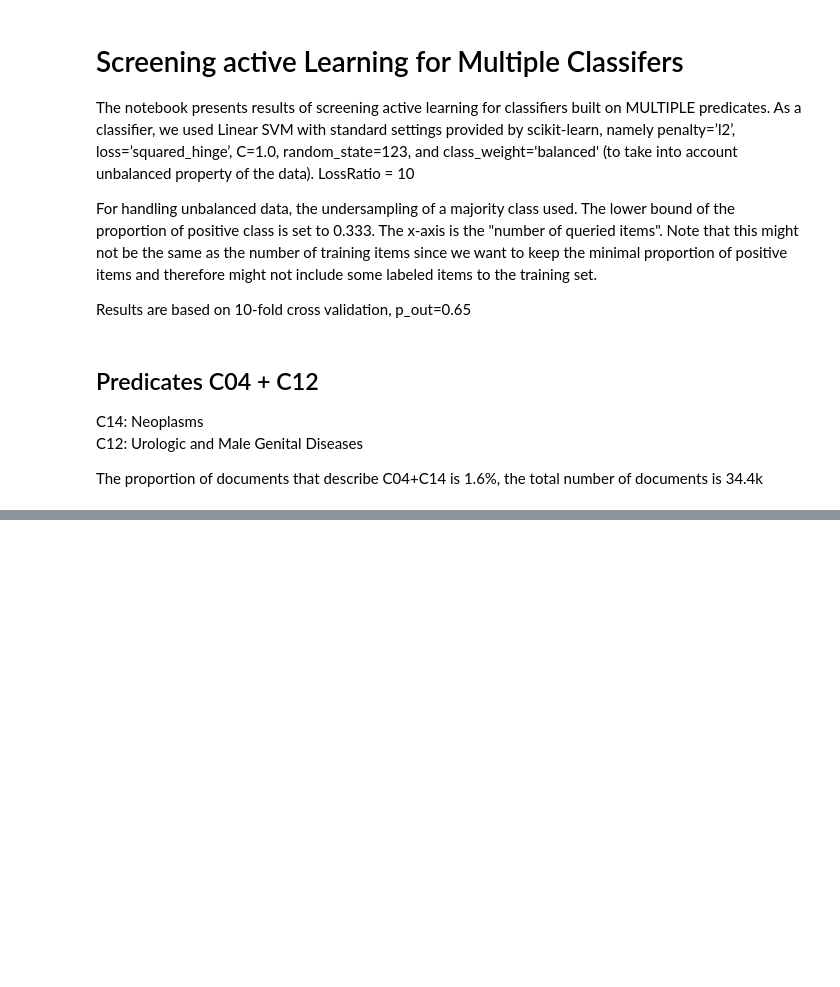
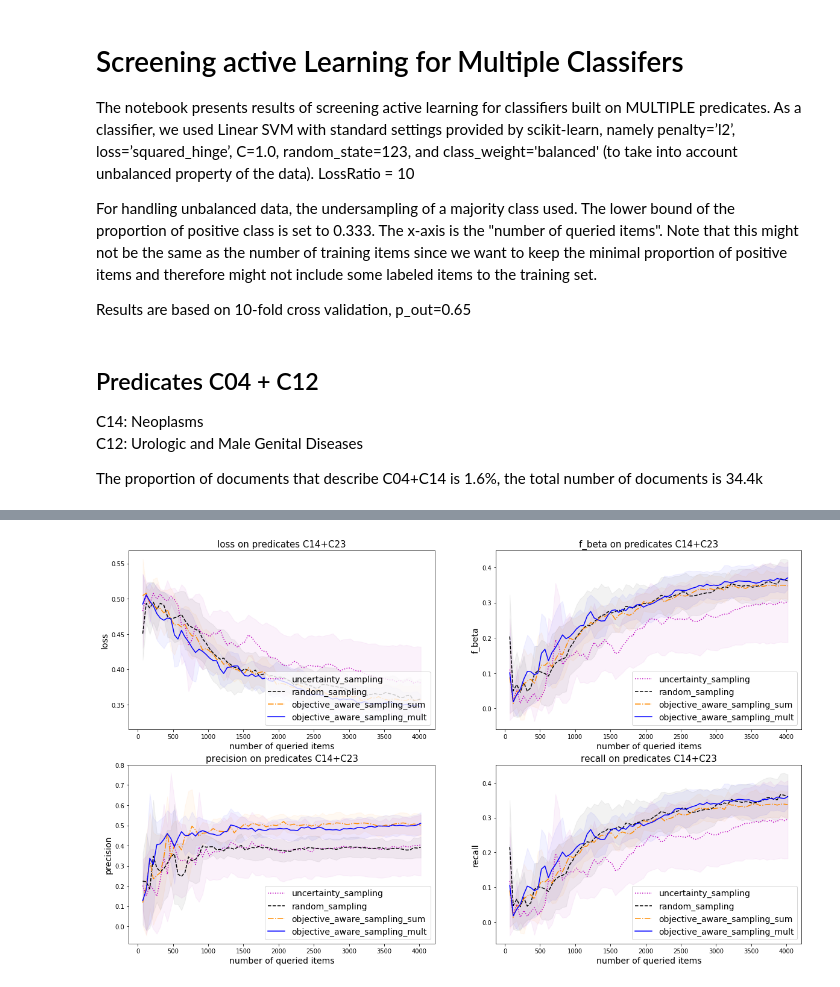
Before and after one commit to Evgeneus/Active-Hybrid-Classificatoin, a Jupyter notebook: notebooks/screening_multi_classifier_al.ipynb, the cells around one changed output, grey strips where cells are left out. Saved outputs shown, nothing was run; the diff lists cells and outputs as text; code cells hidden in the pictures; blank space fills up the shorter version.

```diff
--- a/notebooks/screening_multi_classifier_al.ipynb
+++ b/notebooks/screening_multi_classifier_al.ipynb
@@ -46,0 +66,6 @@ plot(file_name, pred)
+# %%
+pred = ['C14', 'C23']
+file_name = 'screening_al_{}_{}.csv'.format(pred[0], pred[1])
+plot(file_name, pred)
+# %% [output]
+[figure, added]
```
Also changed, not shown: parts of 5 cells of this notebook.
